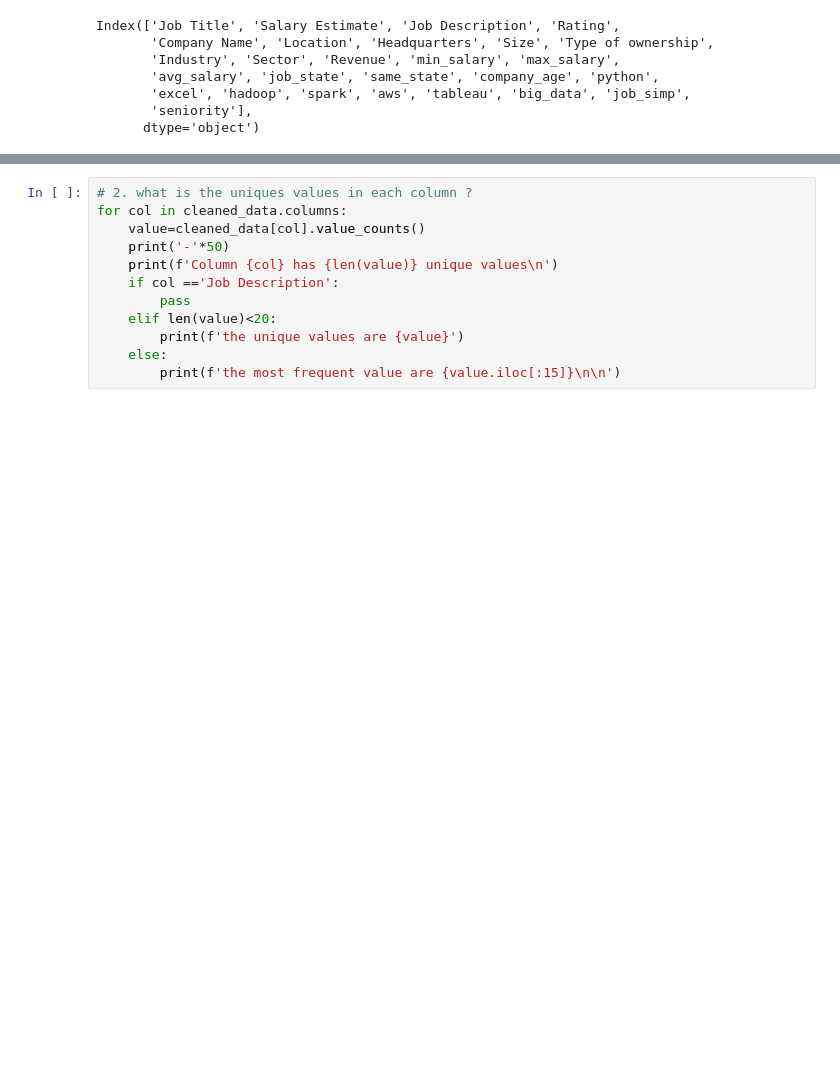
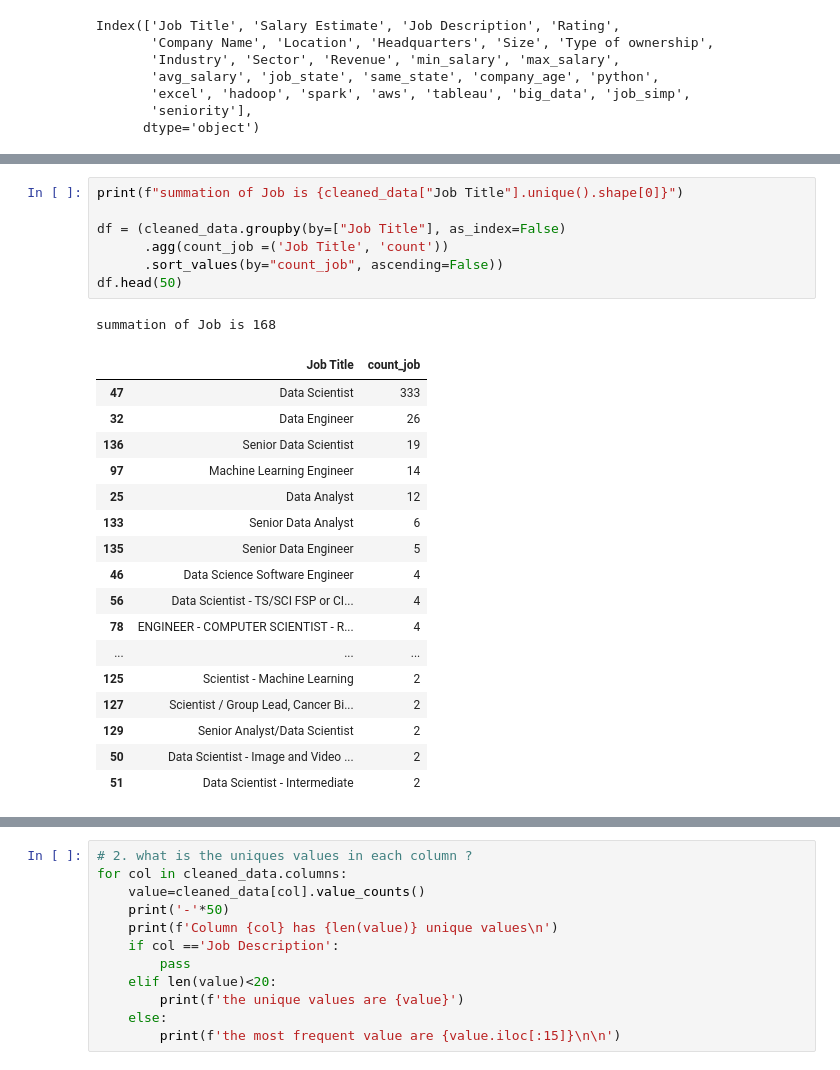
Before and after one commit to Mohsenmohebbi1993/Kaggle, a Jupyter notebook: 5. ds-job-post-dea/ds-job-post-dea.ipynb, the cells around one changed output, grey strips where cells are left out. Saved outputs shown, nothing was run; the diff lists cells and outputs as text; blank space fills up the shorter version.

Commit message:
2. what is the uniques values in each column ?

```diff
--- a/5. ds-job-post-dea/ds-job-post-dea.ipynb
+++ b/5. ds-job-post-dea/ds-job-post-dea.ipynb
@@ -163,0 +173,26 @@ cleaned_data.describe()
+# %%
+print(f"summation of Job is {cleaned_data["Job Title"].unique().shape[0]}")
+
+df = (cleaned_data.groupby(by=["Job Title"], as_index=False)
+      .agg(count_job =('Job Title', 'count'))
+      .sort_values(by="count_job", ascending=False))
+df.head(50)
+# %% [output]
+summation of Job is 168
+|  | Job Title | count_job |
+| 47 | Data Scientist | 333 |
+| 32 | Data Engineer | 26 |
+| 136 | Senior Data Scientist | 19 |
+| 97 | Machine Learning Engineer | 14 |
+| 25 | Data Analyst | 12 |
+| 133 | Senior Data Analyst | 6 |
+| 135 | Senior Data Engineer | 5 |
+| 46 | Data Science Software Engineer | 4 |
+| 56 | Data Scientist - TS/SCI FSP or CI... | 4 |
+| 78 | ENGINEER - COMPUTER SCIENTIST - R... | 4 |
+| ... | ... | ... |
+| 125 | Scientist - Machine Learning | 2 |
+| 127 | Scientist / Group Lead, Cancer Bi... | 2 |
+| 129 | Senior Analyst/Data Scientist | 2 |
+| 50 | Data Scientist - Image and Video ... | 2 |
+| 51 | Data Scientist - Intermediate | 2 |
```
Also changed, not shown: parts of 6 cells of this notebook.
